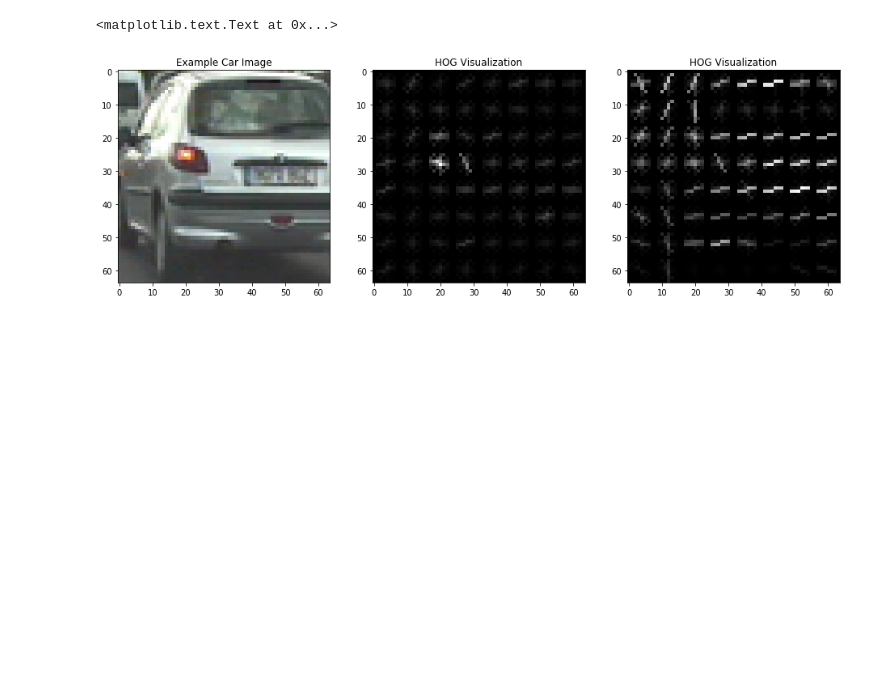
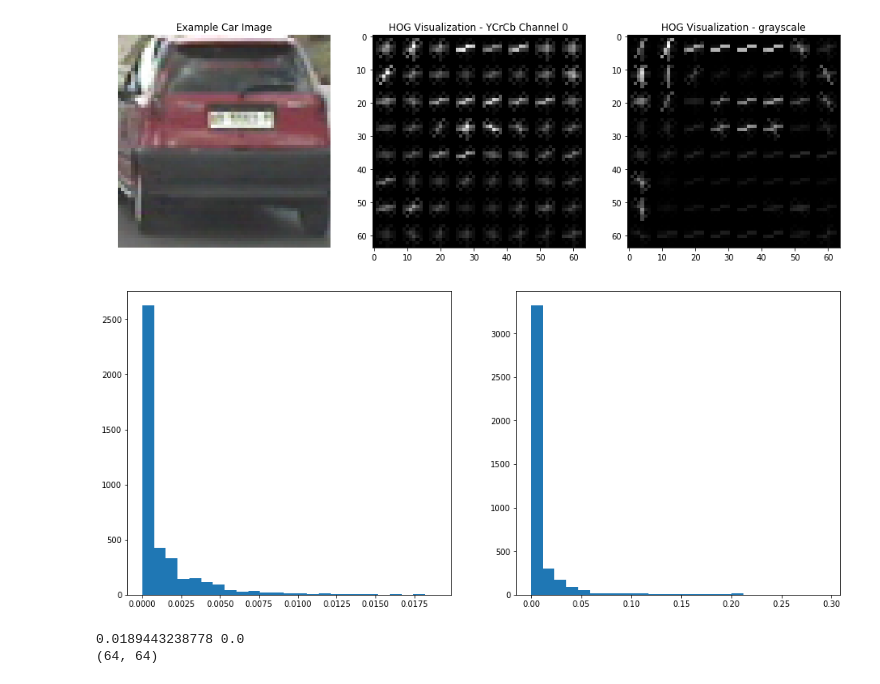
Before and after one commit to brianz/udacity-sdc-p5, a Jupyter notebook: hog.ipynb, the cells around one changed output. Drawn from its saved outputs; the diff is of its cells as text; code cells hidden in the pictures; blank space fills up the shorter version.

Commit message:
update image

```diff
--- a/hog.ipynb
+++ b/hog.ipynb
@@ -47,38 +47,53 @@ def get_hog_features(img, orient, pix_per_cell, cell_per_block, vis=False, featu
                        visualise=False, feature_vector=feature_vec)
         return features
 # %%
-c = cars[2]
+c = cars[0]
 
 img = mpimg.imread(c)
-hsv = cv2.cvtColor(img, cv2.COLOR_RGB2YCrCb)
+alternate_cspace = cv2.cvtColor(img, cv2.COLOR_RGB2YCrCb)
 gray = cv2.cvtColor(img, cv2.COLOR_RGB2GRAY)
 # Define HOG parameters
 orient = 9
 pix_per_cell = 8
 cell_per_block = 2
 
-features, hog_image = get_hog_features(hsv[:,:,1], orient,
+features, hog_image = get_hog_features(alternate_cspace[:,:,i], orient,
                         pix_per_cell, cell_per_block,
                         vis=True, feature_vec=False)
 
 features, hog_image2 = get_hog_features(gray, orient,
                         pix_per_cell, cell_per_block,
                         vis=True, feature_vec=False)
 
 # Plot the examples
-fig = plt.figure(figsize=(16, 12))
+fig = plt.figure(figsize=(16, 7))
 
 plt.subplot(131)
 plt.imshow(img, cmap='gray')
 plt.title('Example Car Image')
+plt.axis('off')
 
 plt.subplot(132)
 plt.imshow(hog_image, cmap='gray')
-plt.title('HOG Visualization')
+plt.title('HOG Visualization - YCrCb Channel 0')
 
 plt.subplot(133)
 plt.imshow(hog_image2, cmap='gray')
-plt.title('HOG Visualization')
+plt.title('HOG Visualization - grayscale')
+plt.show()
+
+fig = plt.figure(figsize=(16, 7))
+plt.subplot(121)
+plt.hist(hog_image.flatten(), bins=25)
+
+plt.subplot(122)
+plt.hist(hog_image2.flatten(), bins=25)
+plt.show()
+
+print(hog_image.max(), hog_image.min())
+print(hog_image.shape)
 # %% [output]
+[figure, new version]
+[figure, added]
-<matplotlib.text.Text at 0x...>
+0.0189443238778 0.0
+(64, 64)
-[figure, old version]
```
Also changed, not shown: 2 other files.
